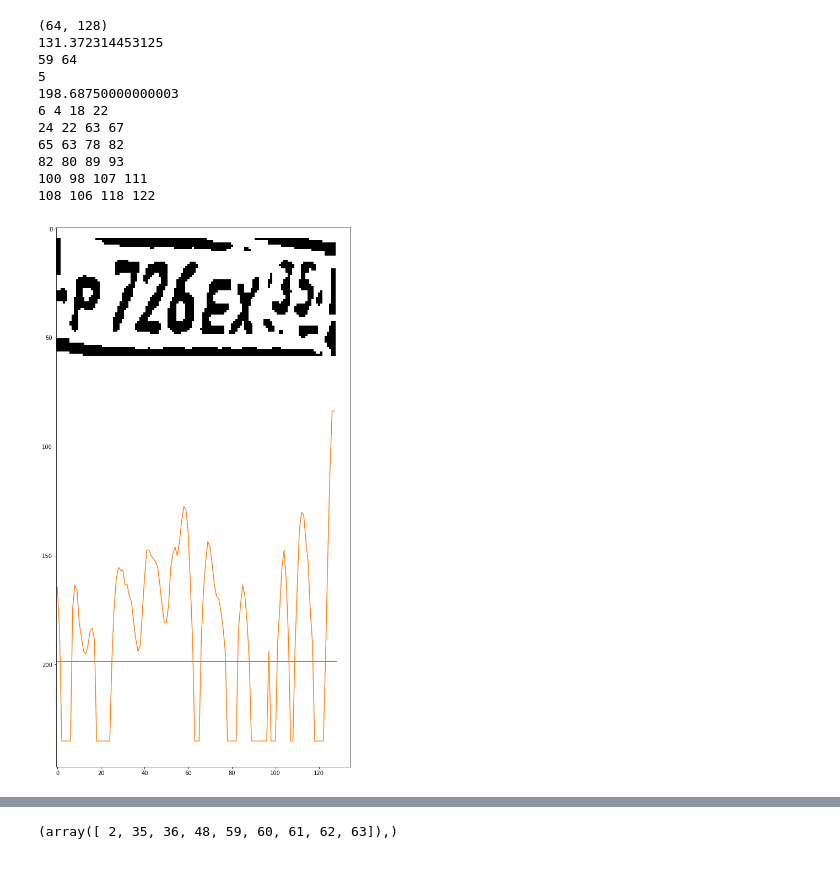
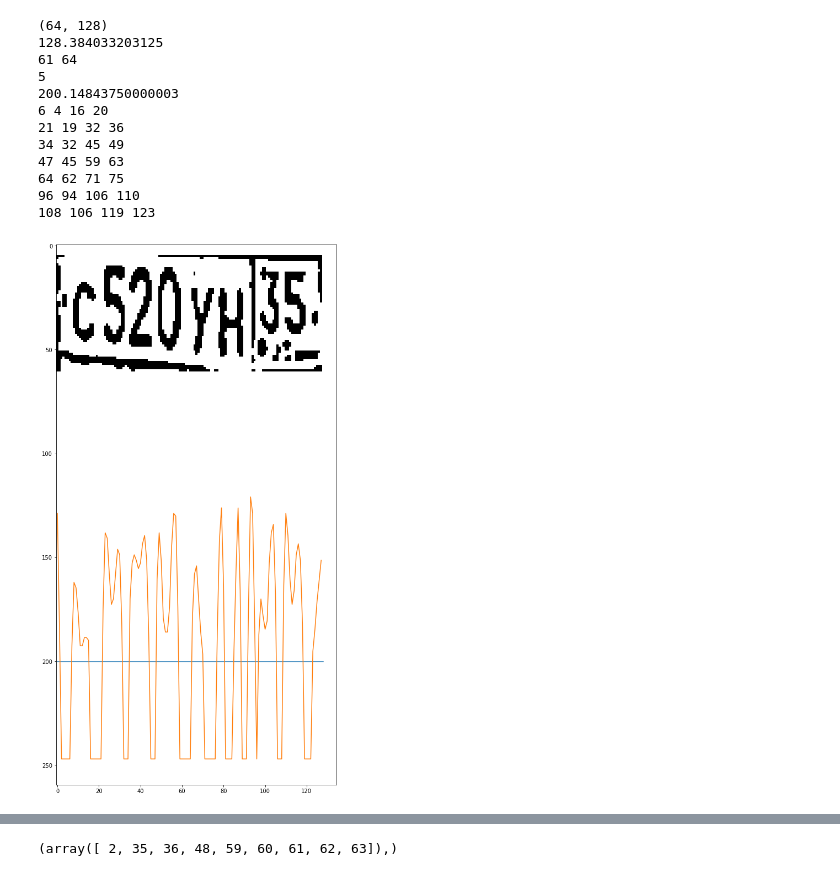
Before and after one commit to BEugen/Rslp, a Jupyter notebook: DataGenerate/img-lp.ipynb, the cells around one changed output, grey strips where cells are left out. Cells and saved outputs as stored; diff of their text form; code cells hidden in the pictures.

```diff
--- a/DataGenerate/img-lp.ipynb
+++ b/DataGenerate/img-lp.ipynb
@@ -104,32 +104,33 @@ def img_crop(img, mean_size=2, median_k_=0.8, level_blank = 2, char_bot_off=3, c
     plt.plot(mean_imgs)
     return np.uint8(imc)
 # %%
-img=cv2.imread('/mnt/misk/misk/lplate/data/data_rt/1/0_431_P726EX35.bmp', cv2.IMREAD_GRAYSCALE)
+img=cv2.imread('/mnt/misk/misk/lplate/data/data_rt/1/14_655_C520YH35.bmp', cv2.IMREAD_GRAYSCALE)
 img=cv2.resize(img, (128, 64))
 print(img.shape)
 MEAN_SIZE = 2
 fig = plt.figure(figsize=(15,18))
 #img = cv2.adaptiveThreshold(img, 200, cv2.ADAPTIVE_THRESH_GAUSSIAN_C, cv2.THRESH_BINARY, 9, 3)
 kernel = np.ones((1,1),np.uint8)
 img = cv2.erode(img, kernel, iterations = 1)
 kernel = cv2.getStructuringElement(cv2.MORPH_ELLIPSE, (6, 1))
 ret, img = cv2.threshold(img, 100, 255, 0)
 img = cv2.morphologyEx(img, cv2.MORPH_CLOSE, kernel)
 #plt.plot([0, img.shape[0]], [med_all_img, med_all_img])
 #plt.plot(mean_imgs)
 img = lp_crop(img)
 imgplot = plt.imshow(img, cmap='gray')
 imgs = char_crop(img)
 # %% [output]
 (64, 128)
-131.372314453125
-59 64
+128.384033203125
+61 64
 5
-198.68750000000003
-6 4 18 22
-24 22 63 67
-65 63 78 82
-82 80 89 93
-100 98 107 111
-108 106 118 122
+200.14843750000003
+6 4 16 20
+21 19 32 36
+34 32 45 49
+47 45 59 63
+64 62 71 75
+96 94 106 110
+108 106 119 123
-[figure, old version]
+[figure, new version]
```
Also changed, not shown: parts of 6 cells of this notebook, 1 other file.
